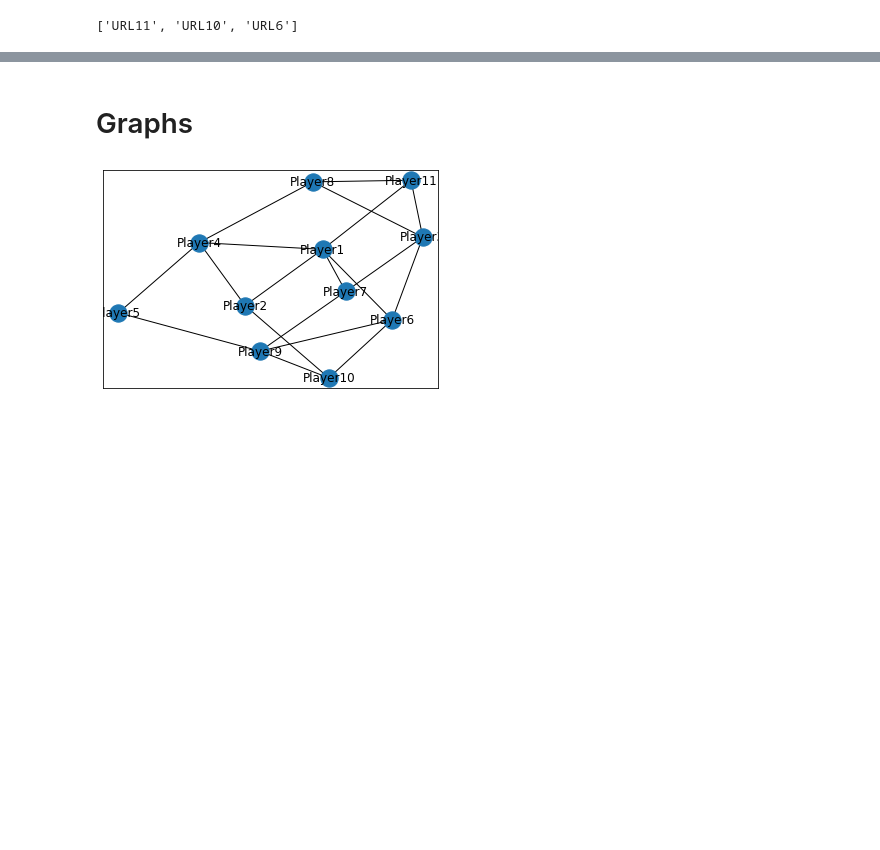
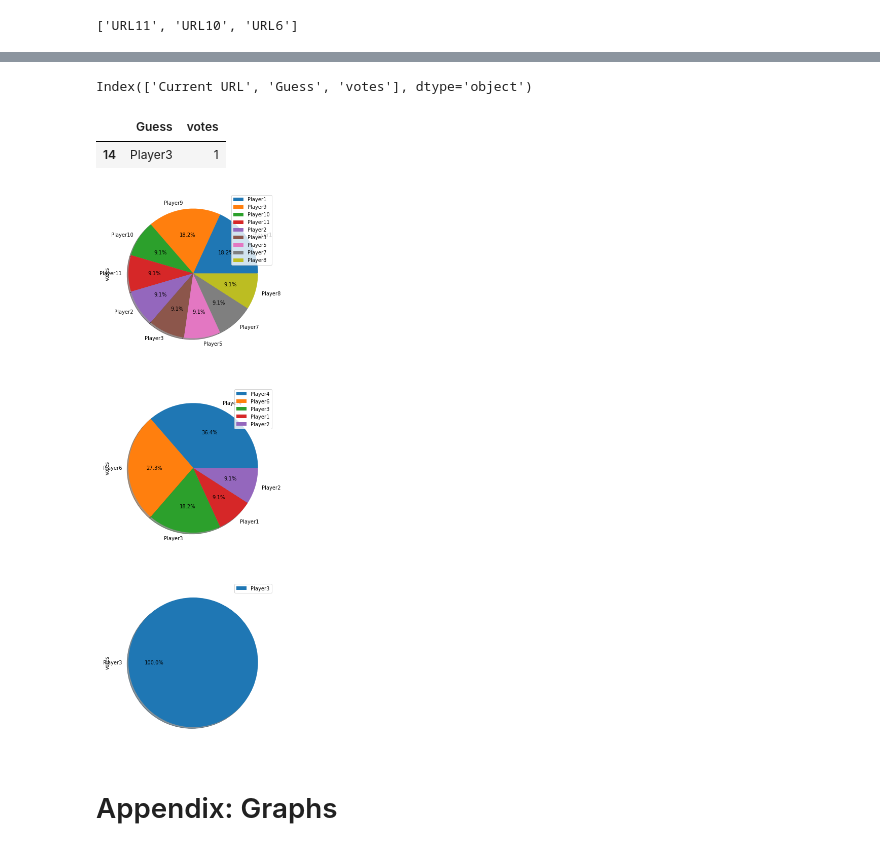
Before and after one commit to NLeSC/balconaz, a Jupyter notebook: notebooks/analysis.ipynb, the cells around one changed output, grey strips where cells are left out. Cells and saved outputs as stored; diff of their text form; code cells hidden in the pictures; blank space fills up the shorter version.

```diff
--- a/notebooks/analysis.ipynb
+++ b/notebooks/analysis.ipynb
@@ -47,5 +96,28 @@ guess = df_raw['Guess'].unique()
+# %%
+print(df_guess.columns)
+# %% [output]
+Index(['Current URL', 'Guess', 'votes'], dtype='object')
+# %%
+df = df_guess.loc[df_guess['Current URL'] == 'URL6']
+df.loc[:,['Guess','votes']]
+# %% [output]
+|  | Guess | votes |
+| 14 | Player3 | 1 |
+# %%
+#pie chart per URL
+#FIXME: legend placement
+
+fig, axes = plt.subplots(len(urls),1,figsize=(30, 20)) #ncols=len(urls)#,)
+#for i,ax in enumerate(axes):
+for i,ax in enumerate(axes):
+    url = urls[i]
+    temp_df = df_guess.loc[df_guess['Current URL'] == url]
+    temp_df.loc[:,['Guess','votes']].plot.pie(ax=ax,subplots=True,labels = temp_df['Guess'], y='votes', autopct='%1.1f%%',shadow = True);
+plt.show()
+# %% [output]
+[figure, added]
 # %% [markdown]
-# Graphs
+# Appendix: Graphs
 # %%
 # first dumb graph, ignores weights
 G = nx.from_pandas_edgelist(df_raw, 'Player', 'Guess',)
@@ -52,6 +127 @@ G = nx.from_pandas_edgelist(df_raw, 'Player', 'Guess',)
-# %%
-# Visualize, TODO: add per URL
-nx.draw_networkx(G)
-# %% [output]
-[figure, removed]
 # %%
```
Also changed, not shown: parts of 26 cells of this notebook.
